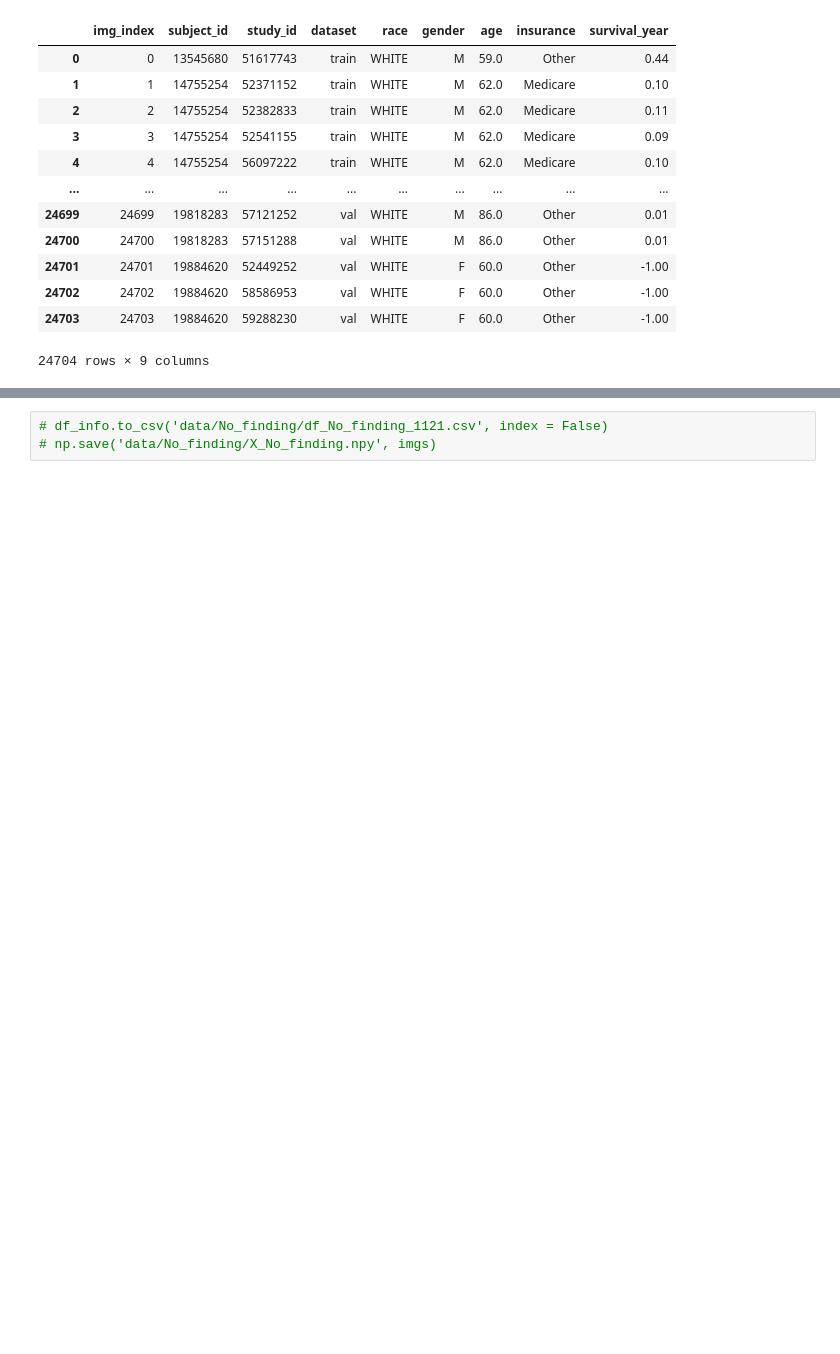
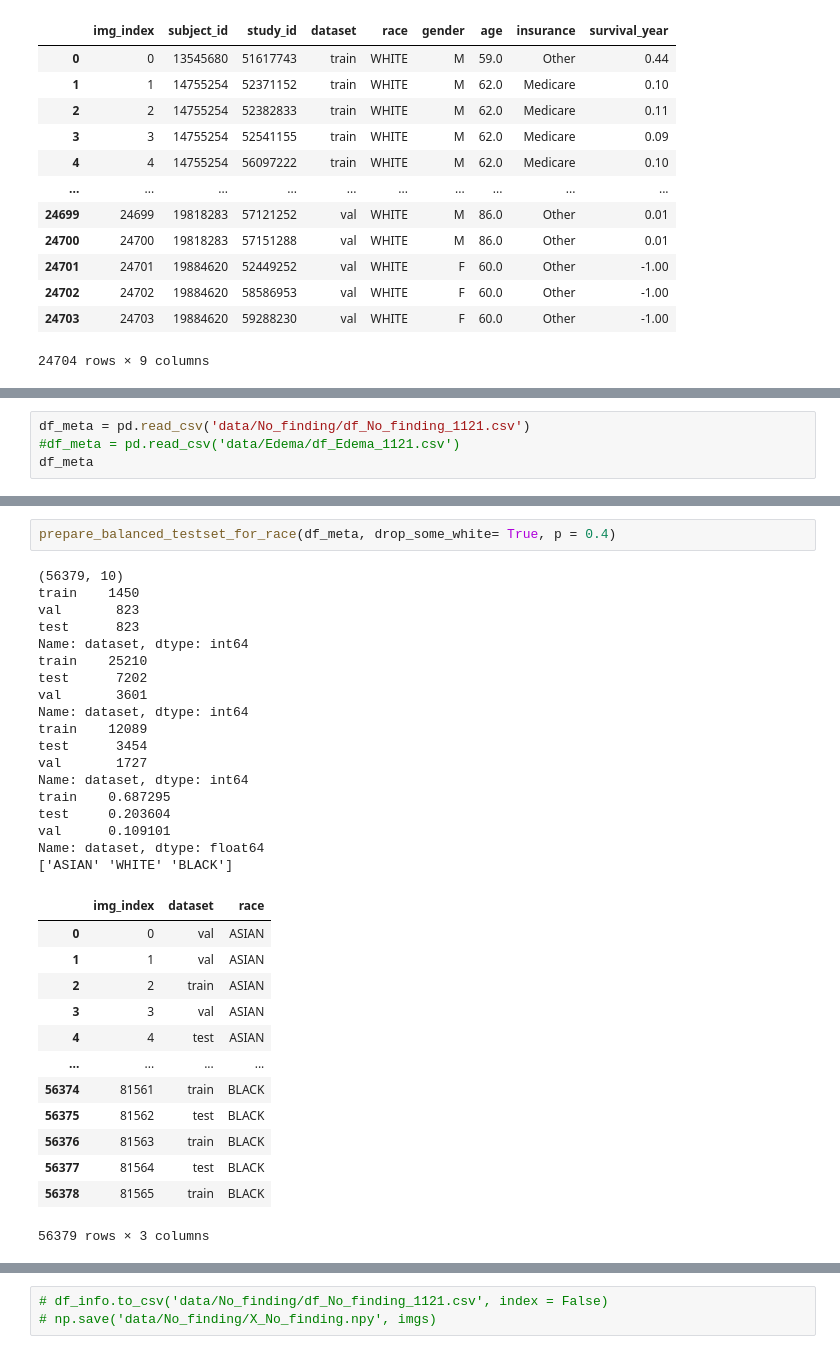
Before and after one commit to Anthonyma0706/CXR_MIMIC_CV, a Jupyter notebook: data_processing.ipynb, the cells around one changed output, grey strips where cells are left out. Drawn from its saved outputs; the diff is of its cells as text; blank space fills up the shorter version.

```diff
--- a/data_processing.ipynb
+++ b/data_processing.ipynb
@@ -181,0 +210,4 @@ if edit_survival_data:
+# %%
+df_meta = pd.read_csv('data/No_finding/df_No_finding_1121.csv')
+#df_meta = pd.read_csv('data/Edema/df_Edema_1121.csv')
+df_meta
@@ -181,0 +285,34 @@ if edit_survival_data:
+# %%
+prepare_balanced_testset_for_race(df_meta, drop_some_white= True, p = 0.4)
+# %% [output]
+(56379, 10)
+train    1450
+val       823
+test      823
+Name: dataset, dtype: int64
+train    25210
+test      7202
+val       3601
+Name: dataset, dtype: int64
+train    12089
+test      3454
+val       1727
+Name: dataset, dtype: int64
+train    0.687295
+test     0.203604
+val      0.109101
+Name: dataset, dtype: float64
+['ASIAN' 'WHITE' 'BLACK']
+|  | img_index | dataset | race |
+| 0 | 0 | val | ASIAN |
+| 1 | 1 | val | ASIAN |
+| 2 | 2 | train | ASIAN |
+| 3 | 3 | val | ASIAN |
+| 4 | 4 | test | ASIAN |
+| ... | ... | ... | ... |
+| 56374 | 81561 | train | BLACK |
+| 56375 | 81562 | test | BLACK |
+| 56376 | 81563 | train | BLACK |
+| 56377 | 81564 | test | BLACK |
+| 56378 | 81565 | train | BLACK |
+56379 rows × 3 columns
```
Also changed, not shown: parts of 53 cells of this notebook, 2 other files.
